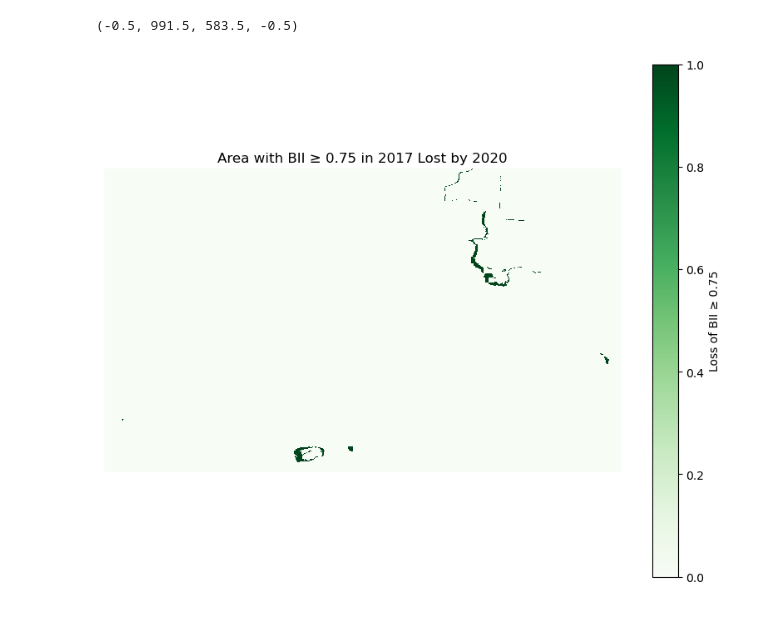
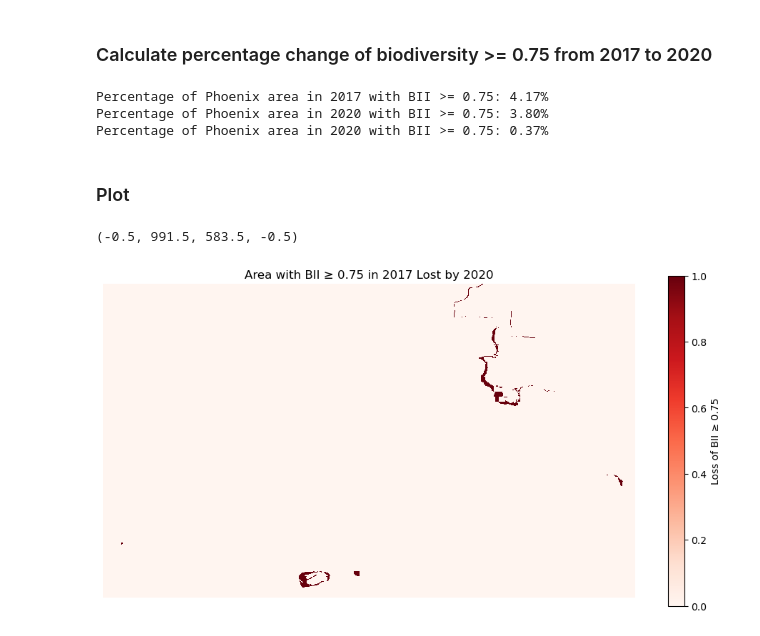
Before and after one commit to YoselynR/Biodiversity-Intactness-Index-YR, a Jupyter notebook: Biodiversity-Intactness-Index.ipynb, the cells around one changed output. Cells and saved outputs as stored; diff of their text form; code cells hidden in the pictures.

```diff
--- a/Biodiversity-Intactness-Index.ipynb
+++ b/Biodiversity-Intactness-Index.ipynb
@@ -9,17 +13,9 @@ from shapely.geometry import mapping
 # %%
-# Load the Phoenix subdivision shapefile
+# Load in the Phoenix subdivision shapefile
 phoenix_shapefile = gpd.read_file("data/phoenix_subdivision.shp")
+# Extract the geometry of the first feature
+phoenix_geometry = phoenix_shapefile.geometry.values[0]
 
-# Load the BII rasters (2017 and 2020)
+# Load in the BII rasters for 2017 and 2020
 bii_2017_path = "data/bii_2017_34.74464974521749_-115.38597824385106_cog.tif"
 bii_2020_path = "data/bii_2020_34.74464974521749_-115.38597824385106_cog.tif"
-
-# Open the 2017 BII raster
-with rasterio.open(bii_2017_path) as src_2017:
-    bii_2017_data = src_2017.read(1)  # Read the first band
-    bii_2017_meta = src_2017.meta  # Metadata for the raster
-
-# Open the 2020 BII raster
-with rasterio.open(bii_2020_path) as src_2020:
-    bii_2020_data = src_2020.read(1)
-    bii_2020_meta = src_2020.meta
@@ -36,0 +22,19 @@ CRS of 2017 BII raster: EPSG:4326
+# %%
+# Convert geometry to GeoJSON-like dict format required by rasterio.mask
+geometry = [phoenix_geometry.__geo_interface__]
+
+# Open the 2017 BII raster
+with rasterio.open(bii_2017_path) as src_2017:
+    bii_2017_data, out_transform = mask(src_2017, geometry, crop=True)
+    bii_2017_meta = src_2017.meta  # Metadata for the raster
+    raster_crs = src_2017.crs  # Get CRS from the raster file
+
+# Open the 2020 BII raster
+with rasterio.open(bii_2020_path) as src_2020:
+    bii_2020_data, out_transform = mask(src_2020, geometry, crop=True)
+    bii_2020_meta = src_2020.meta
+    raster_crs = src_2020.crs  # Get CRS from the raster file
+
+# Print CRS
+print(f"CRS of 2017 BII raster: {raster_crs}")
+print(f"CRS of 2017 BII raster: {raster_crs}")
@@ -84,13 +97,40 @@ Percentage of Phoenix area with BII ≥ 0.75 in 2020: 3.80%
+# %% [markdown]
+### Calculate percentage change of biodiversity >= 0.75 from 2017 to 2020
+# %%
+threshold = 0.75
+bii_mask_2017 = bii_2017_data[0] >= threshold
+bii_mask_2020 = bii_2020_data[0] >= threshold
+# %%
+valid_pixels_2017 = np.isfinite(bii_2017_data[0])
+valid_pixels_2020 = np.isfinite(bii_2020_data[0])
+valid_bii_mask_2017 = bii_mask_2017 & valid_pixels_2017
+valid_bii_mask_2020 = bii_mask_2020 & valid_pixels_2020
+total_valid_pixels_2017 = np.sum(valid_pixels_2017)
+total_valid_pixels_2020 = np.sum(valid_pixels_2020)
+masked_pixels_2017 = np.sum(valid_bii_mask_2017)
+masked_pixels_2020 = np.sum(valid_bii_mask_2020)
+percentage_2017 = (masked_pixels_2017 / total_valid_pixels_2017) * 100
+percentage_2020 = (masked_pixels_2020 / total_valid_pixels_2020) * 100
+percentage_difference = percentage_2017 - percentage_2020
+print(f"Percentage of Phoenix area in 2017 with BII >= 0.75: {percentage_2017:.2f}%")
+print(f"Percentage of Phoenix area in 2020 with BII >= 0.75: {percentage_2020:.2f}%")
+print(f"Percentage of Phoenix area in 2020 with BII >= 0.75: {percentage_difference:.2f}%")
+# %% [output]
+Percentage of Phoenix area in 2017 with BII >= 0.75: 4.17%
+Percentage of Phoenix area in 2020 with BII >= 0.75: 3.80%
+Percentage of Phoenix area in 2020 with BII >= 0.75: 0.37%
+# %% [markdown]
+### Plot
 # %%
 # Identify areas with BII ≥ 0.75 in 2017 that have lost that condition by 2020
-bii_loss = (bii_2017_mask == 1) & (bii_2020_mask == 0)
+bii_total_loss = (bii_mask_2017 == 1) & (bii_mask_2020 == 0)
 
 # Plot the result
-plt.figure(figsize=(10, 8))
-plt.imshow(bii_loss, cmap='Greens', interpolation='nearest')
+plt.figure(figsize=(12, 6))
+plt.imshow(bii_total_loss, cmap='Reds', interpolation='nearest')
 plt.title("Area with BII ≥ 0.75 in 2017 Lost by 2020")
 plt.colorbar(label="Loss of BII ≥ 0.75")
 plt.axis('off')
 # %% [output]
 (-0.5, 991.5, 583.5, -0.5)
-[figure, old version]
+[figure, new version]
```
Also changed, not shown: parts of 13 cells of this notebook, 2 other files.
